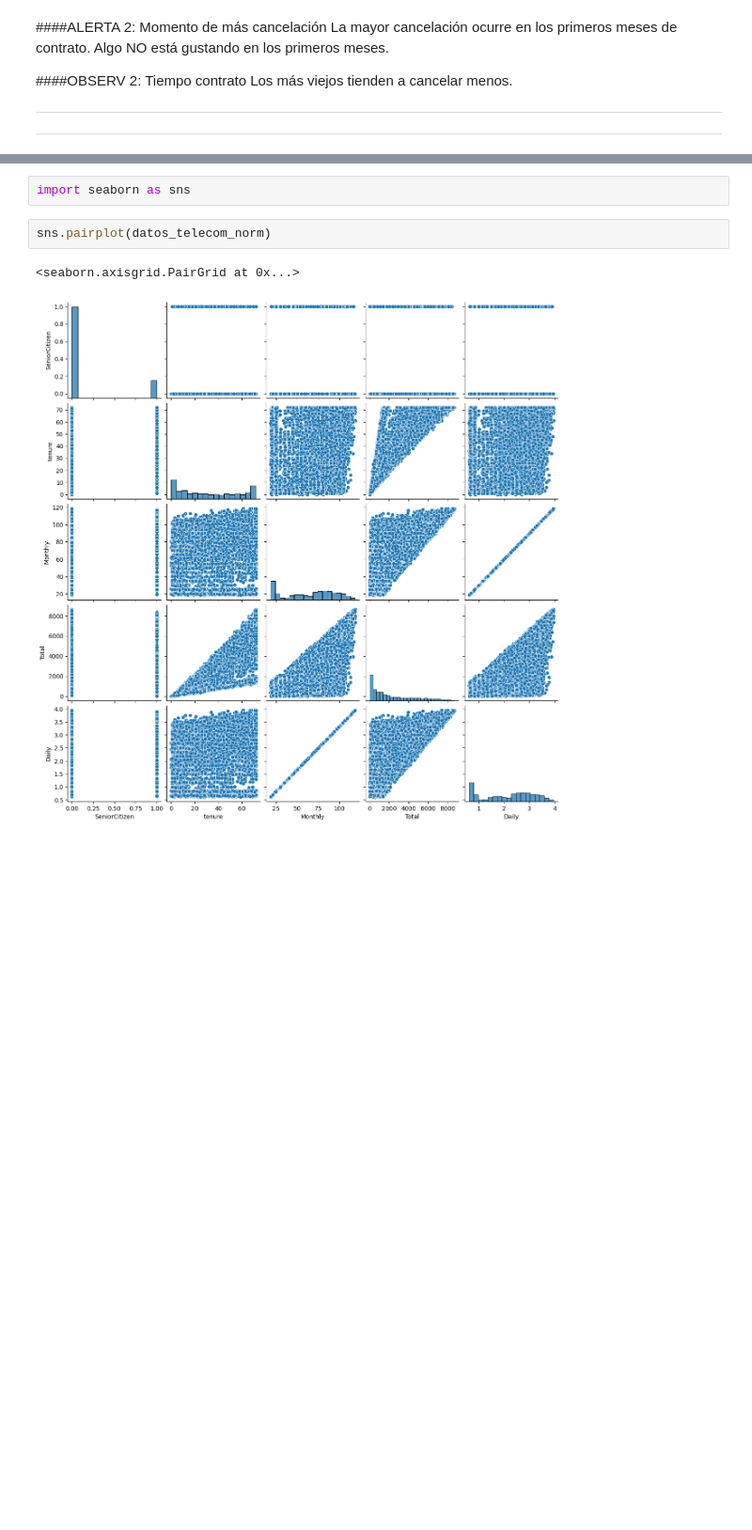
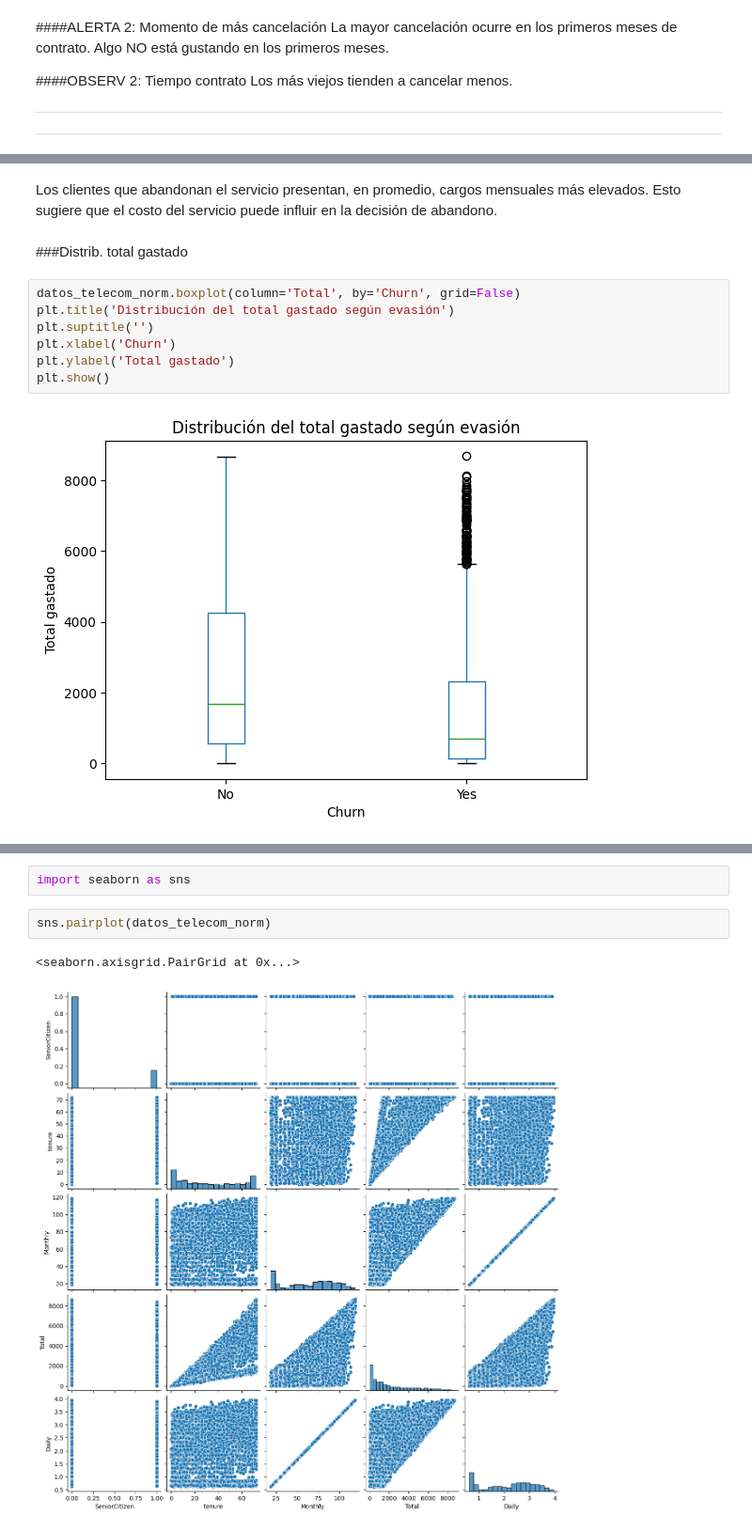
Before and after one commit to marklinista-HO/challenge2-data-science-LATAM, a Jupyter notebook: TelecomX_LATAM.ipynb, the cells around one changed output, grey strips where cells are left out. Shown at 94% size. Saved outputs shown, nothing was run; the diff lists cells and outputs as text; blank space fills up the shorter version.

```diff
--- a/TelecomX_LATAM.ipynb
+++ b/TelecomX_LATAM.ipynb
@@ -634,0 +628,13 @@ Aparentemente, casi la mitad de clientes que pagan con Cheque electrónico han c
+# %% [markdown]
+Los clientes que abandonan el servicio presentan, en promedio, cargos mensuales más elevados. Esto sugiere que el costo del servicio puede influir en la decisión de abandono.
+# %% [markdown]
+###Distrib. total gastado
+# %%
+datos_telecom_norm.boxplot(column='Total', by='Churn', grid=False)
+plt.title('Distribución del total gastado según evasión')
+plt.suptitle('')
+plt.xlabel('Churn')
+plt.ylabel('Total gastado')
+plt.show()
+# %% [output]
+[figure, added]
```
Also changed, not shown: parts of 42 cells of this notebook.
